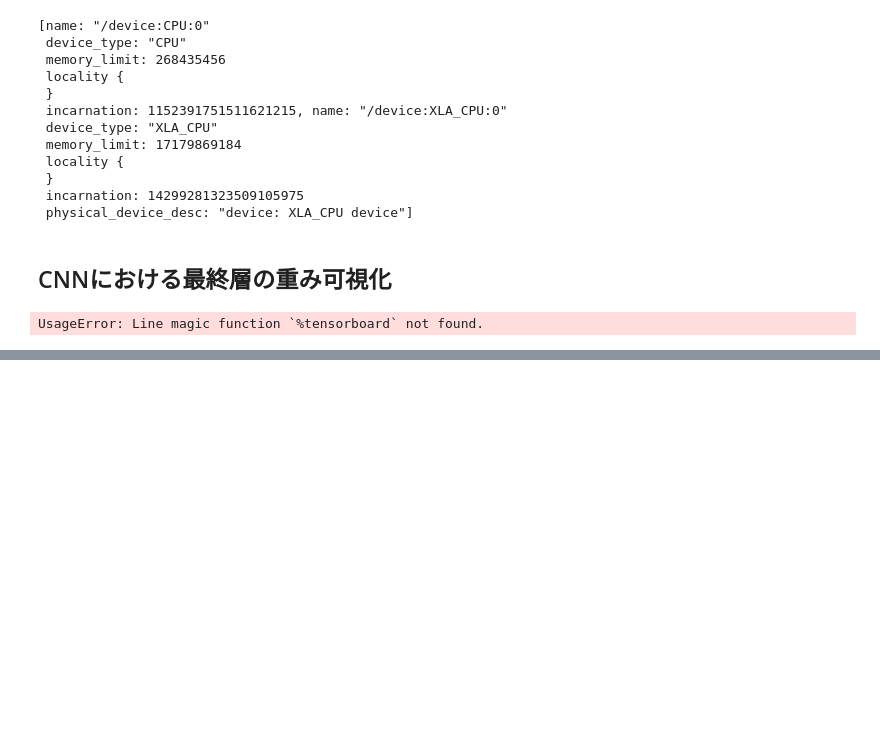
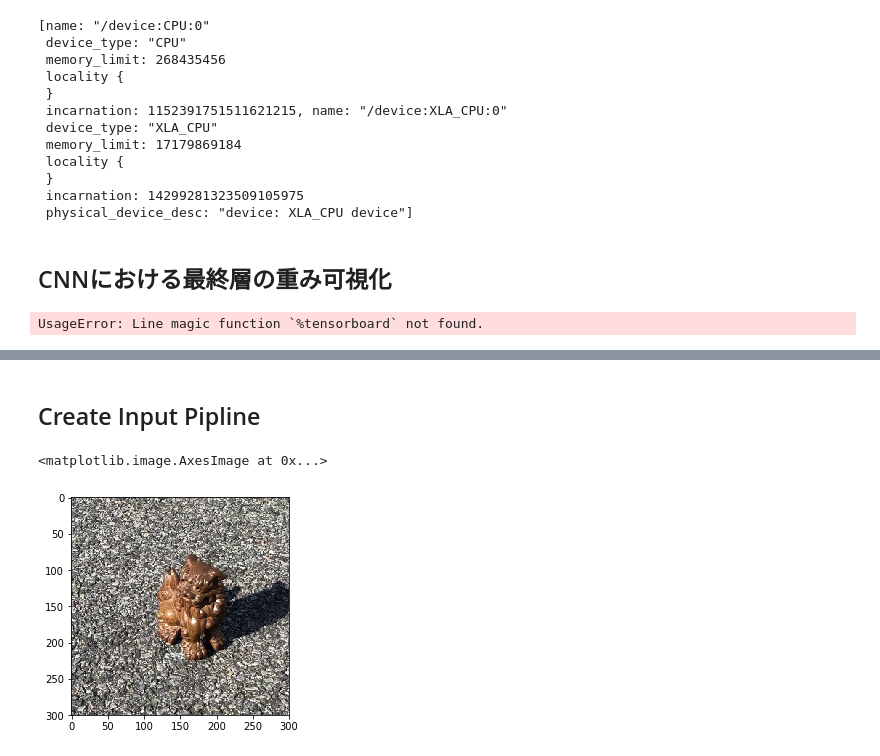
Before and after one commit to Eljefemasao/Graduation_Research, a Jupyter notebook: src/classify_seesa_keras.ipynb, the cells around one changed output, grey strips where cells are left out. Saved outputs shown, nothing was run; the diff lists cells and outputs as text; code cells hidden in the pictures; blank space fills up the shorter version.

```diff
--- a/src/classify_seesa_keras.ipynb
+++ b/src/classify_seesa_keras.ipynb
@@ -762,0 +907,69 @@ UsageError: Line magic function `%tensorboard` not found.
+# %% [markdown]
+## Create Input Pipline
+# %%
+import ast
+import numpy as np
+import math
+import os
+import random
+from tensorflow.keras.preprocessing.image import img_to_array as img_to_array
+from tensorflow.keras.preprocessing.image import load_img as load_img
+
+def load_image(image_path,szie):
+    # data augmentation logic such as random rotation can be added here
+    return img_to_array(load_img(image_path,target_size=(size,size))) / 255.
+
+class KagglePlanetSequence(tf.keras.utils.Sequence):
+    """
+    Custom Sequence object to train a model on out-of-memory datasets.
+    """
+    def __init__(self, df_path, data_path, im_size, batch_size, model='train'):
+        """
+        df_path: path to a .csv file that contains columns with image names and labels
+        data_path: path that contains the training images
+        im_size = when in training mode, data will be shuffled between epochs
+        """
+
+        self.df = pd.read_csv(df_path)
+        self.im_size = im_size
+        self.batch_size = batch_size
+        self.mode = mode
+
+        # Take labels  and a list of image localtions in memory
+        self.wlabels = self.df['weather_labels'].apply(lambda x: ast.literal_eval(x)).tolist()
+        self.glabels = self.df['ground_labels'].apply(lambda x: ast.literal_eval(x)).tolist()
+        self.image_list = self.df['image_name'].apply(lambda x: os.path.join(data_path, x+'.jpg'))
+
+    def __len__(self):
+        return int(math.ceil(len(self.df) / float(self.batch_size)))
+
+    def on_epoch_end(self):
+        # Shuffles indexs after each epoch
+        self.indexs = range(len(self.image_list))
+        if self.mode ==  'train':
+            self.indexes = random.sample(self.indexes, k=len(self.indexes))
+
+    def get_batch_labels(self, idx):
+        # Fetch a batch of labels
+        return [self.wlabels[idx * self.batch_size: (idx+1)*self.batch_size],
+                self.glabels[idx * self.batch_size: (idx+1)*self.batch_size]]
+
+    def get_batch_features(self. idx):
+        # Fetch a batch of images
+        batch_images = self.image_list[idx*self.batch_size: (1+idx)*self.batch_size]
+        return np.array([load_image(im, self.im_size) for im in batch_images])
+
+    def __getitem__(self, idx):
+        batch_x = self.get_batch_features(idx)
+        batch_y = self.get_batch_labels(idx)
+        return batch_x, batch_y
+
+
+url="/home/seimei/Graduation_Research/dataset/hare/hare_D2/image_0037.jpg"
+x=cv2.imread(url)
+img = cv2.resize(x,(300,300))
+img_hsv = cv2.cvtColor(img, cv2.COLOR_BGR2HSV)
+plt.imshow(cv2.cvtColor(img_hsv, cv2.COLOR_HSV2RGB))
+# %% [output]
+<matplotlib.image.AxesImage at 0x...>
+[figure, added]
```
Also changed, not shown: parts of 18 cells of this notebook.
